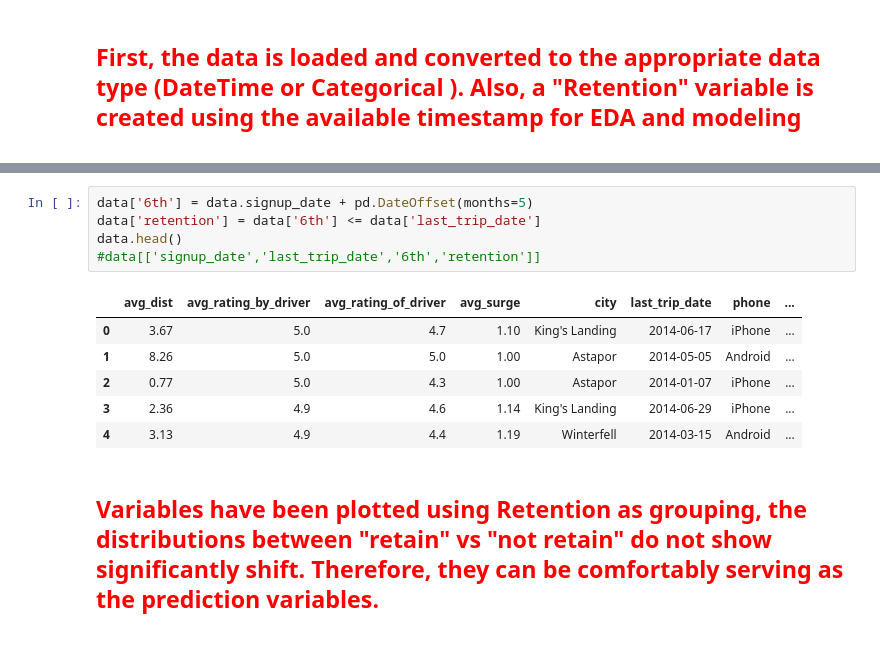
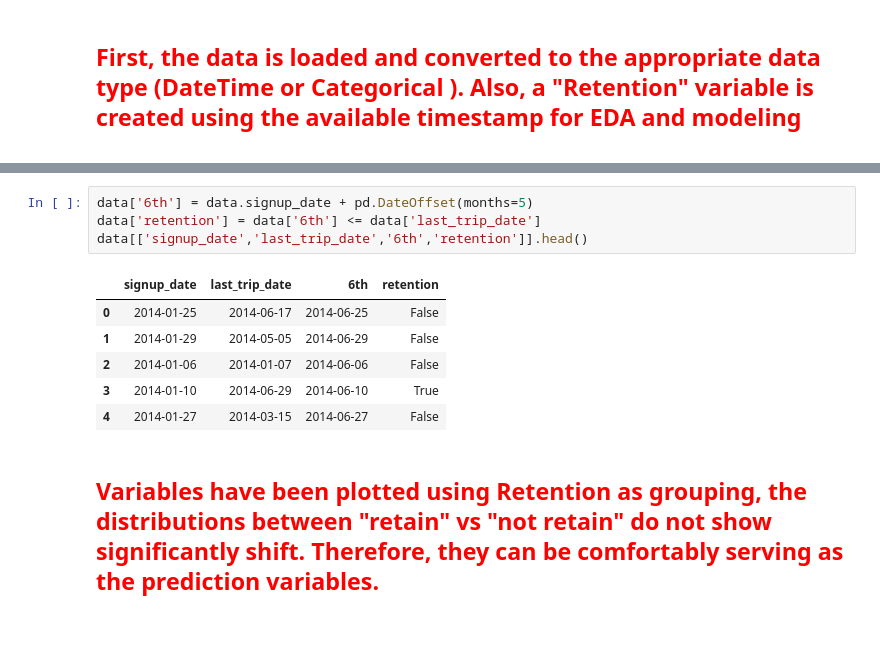
Before and after one commit to yungnien/Springboard, a Jupyter notebook: take_home/ultimate_challenge/ultimate_data_science_challenge.ipynb, the cells around one changed output, grey strips where cells are left out. Cells and saved outputs as stored; diff of their text form.

```diff
--- a/take_home/ultimate_challenge/ultimate_data_science_challenge.ipynb
+++ b/take_home/ultimate_challenge/ultimate_data_science_challenge.ipynb
@@ -160,15 +182,14 @@ dtype: object
 # %%
 data['6th'] = data.signup_date + pd.DateOffset(months=5)
 data['retention'] = data['6th'] <= data['last_trip_date']
-data.head()
-#data[['signup_date','last_trip_date','6th','retention']]
+data[['signup_date','last_trip_date','6th','retention']].head()
 # %% [output]
-|  | avg_dist | avg_rating_by_driver | avg_rating_of_driver | avg_surge | city | last_trip_date | phone | ... |
-| 0 | 3.67 | 5.0 | 4.7 | 1.10 | King's Landing | 2014-06-17 | iPhone | ... |
-| 1 | 8.26 | 5.0 | 5.0 | 1.00 | Astapor | 2014-05-05 | Android | ... |
-| 2 | 0.77 | 5.0 | 4.3 | 1.00 | Astapor | 2014-01-07 | iPhone | ... |
-| 3 | 2.36 | 4.9 | 4.6 | 1.14 | King's Landing | 2014-06-29 | iPhone | ... |
-| 4 | 3.13 | 4.9 | 4.4 | 1.19 | Winterfell | 2014-03-15 | Android | ... |
+|  | signup_date | last_trip_date | 6th | retention |
+| 0 | 2014-01-25 | 2014-06-17 | 2014-06-25 | False |
+| 1 | 2014-01-29 | 2014-05-05 | 2014-06-29 | False |
+| 2 | 2014-01-06 | 2014-01-07 | 2014-06-06 | False |
+| 3 | 2014-01-10 | 2014-06-29 | 2014-06-10 | True |
+| 4 | 2014-01-27 | 2014-03-15 | 2014-06-27 | False |
 # %% [markdown]
 <font color='red'>
 
```
Also changed, not shown: parts of 11 cells of this notebook.
